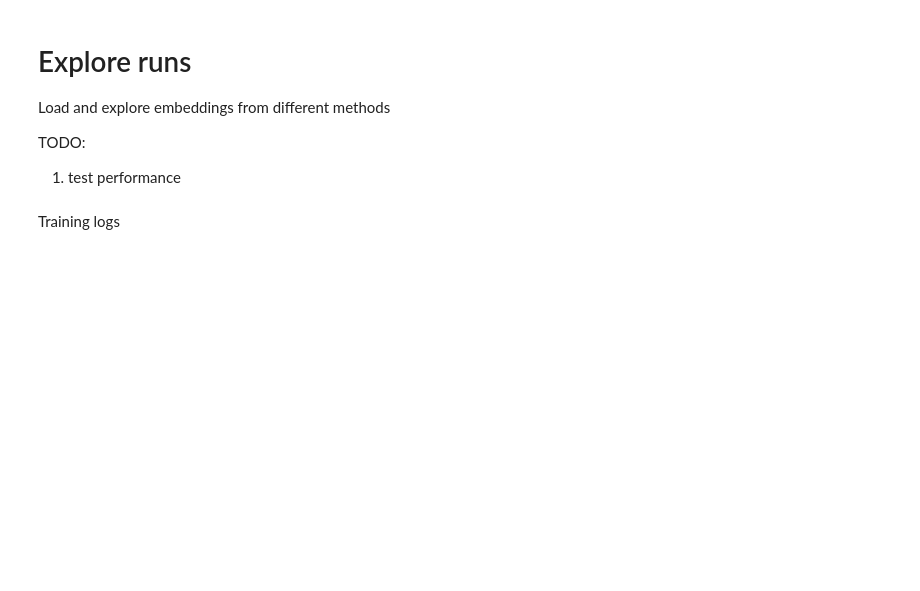
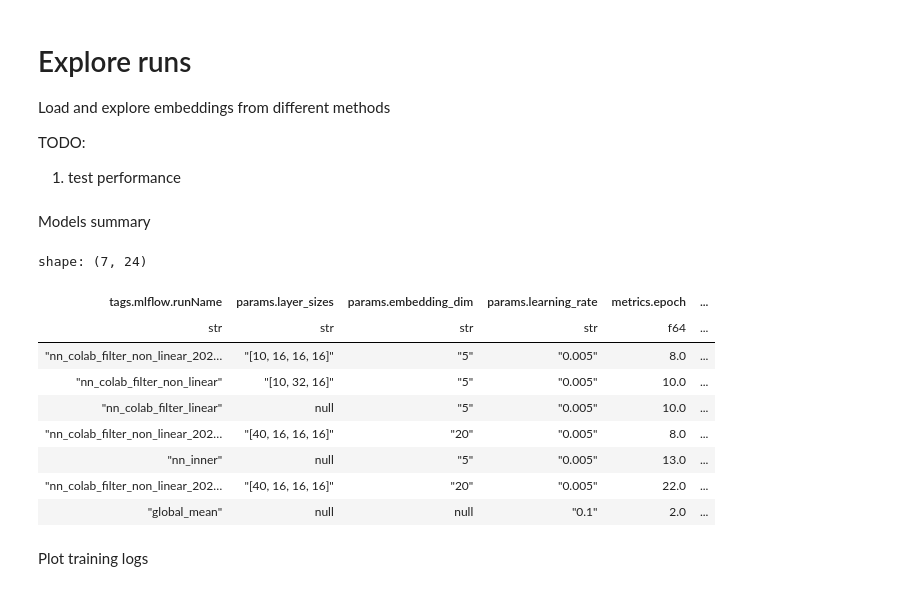
Before and after one commit to stanton119/data-analysis, a Jupyter notebook: neural_networks/movie_lens/rating_prediction/explore_runs.ipynb, the cells around one changed output. Saved outputs shown, nothing was run; the diff lists cells and outputs as text; code cells hidden in the pictures; blank space fills up the shorter version.

```diff
--- a/neural_networks/movie_lens/rating_prediction/explore_runs.ipynb
+++ b/neural_networks/movie_lens/rating_prediction/explore_runs.ipynb
@@ -19,8 +19,41 @@ from pathlib import Path
 sys.path.append(str(Path().absolute().parent))
 
 import utilities
-# %% [markdown]
-Training logs
+# %% [markdown]
+Models summary
+# %%
+import mlflow
+
+experiment = mlflow.get_experiment_by_name("movie_lens_rating_prediction")
+runs_df = mlflow.search_runs(experiment_ids=[experiment.experiment_id])
+runs_df = pl.DataFrame(runs_df)
+
+start_cols = [
+    "tags.mlflow.runName",
+    "params.layer_sizes",
+    "params.embedding_dim",
+    "params.learning_rate",
+    "metrics.epoch",
+    "metrics.train_loss_epoch",
+    "metrics.val_loss_epoch",
+    "metrics.test_loss_epoch",
+]
+runs_df.select(
+    start_cols + [col for col in runs_df.columns if col not in start_cols]
+).sort("metrics.val_loss_epoch")
+# %% [output]
+shape: (7, 24)
+| tags.mlflow.runName | params.layer_sizes | params.embedding_dim | params.learning_rate | metrics.epoch | ... |
+| str | str | str | str | f64 | ... |
+| "nn_colab_filter_non_linear_202… | "[10, 16, 16, 16]" | "5" | "0.005" | 8.0 | ... |
+| "nn_colab_filter_non_linear" | "[10, 32, 16]" | "5" | "0.005" | 10.0 | ... |
+| "nn_colab_filter_linear" | null | "5" | "0.005" | 10.0 | ... |
+| "nn_colab_filter_non_linear_202… | "[40, 16, 16, 16]" | "20" | "0.005" | 8.0 | ... |
+| "nn_inner" | null | "5" | "0.005" | 13.0 | ... |
+| "nn_colab_filter_non_linear_202… | "[40, 16, 16, 16]" | "20" | "0.005" | 22.0 | ... |
+| "global_mean" | null | null | "0.1" | 2.0 | ... |
+# %% [markdown]
+Plot training logs
 # %%
 plot_df = utilities.get_training_logs_for_experiment("movie_lens_rating_prediction")
 display(plot_df)
```
Also changed, not shown: parts of 3 cells of this notebook, 4 other files.
